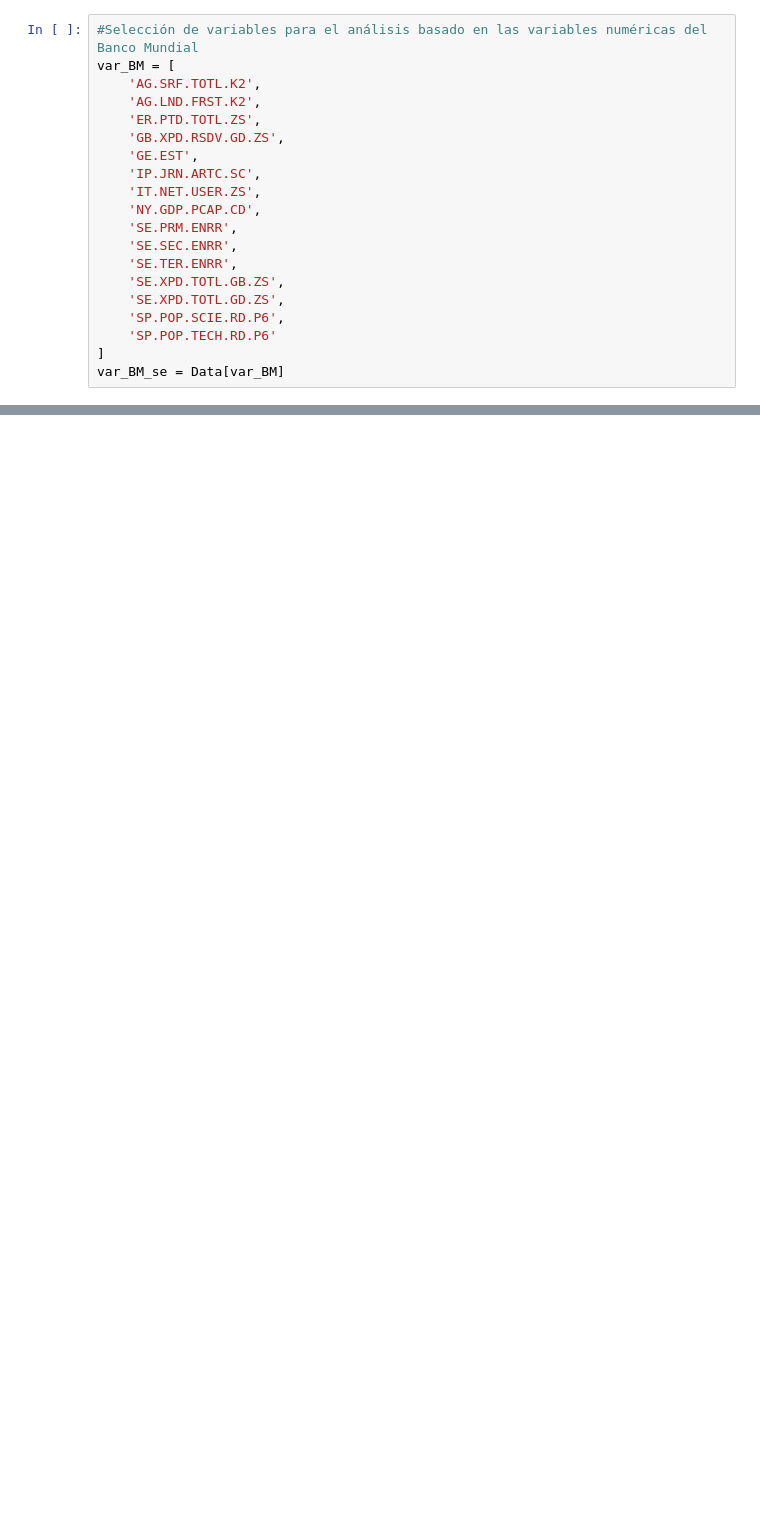
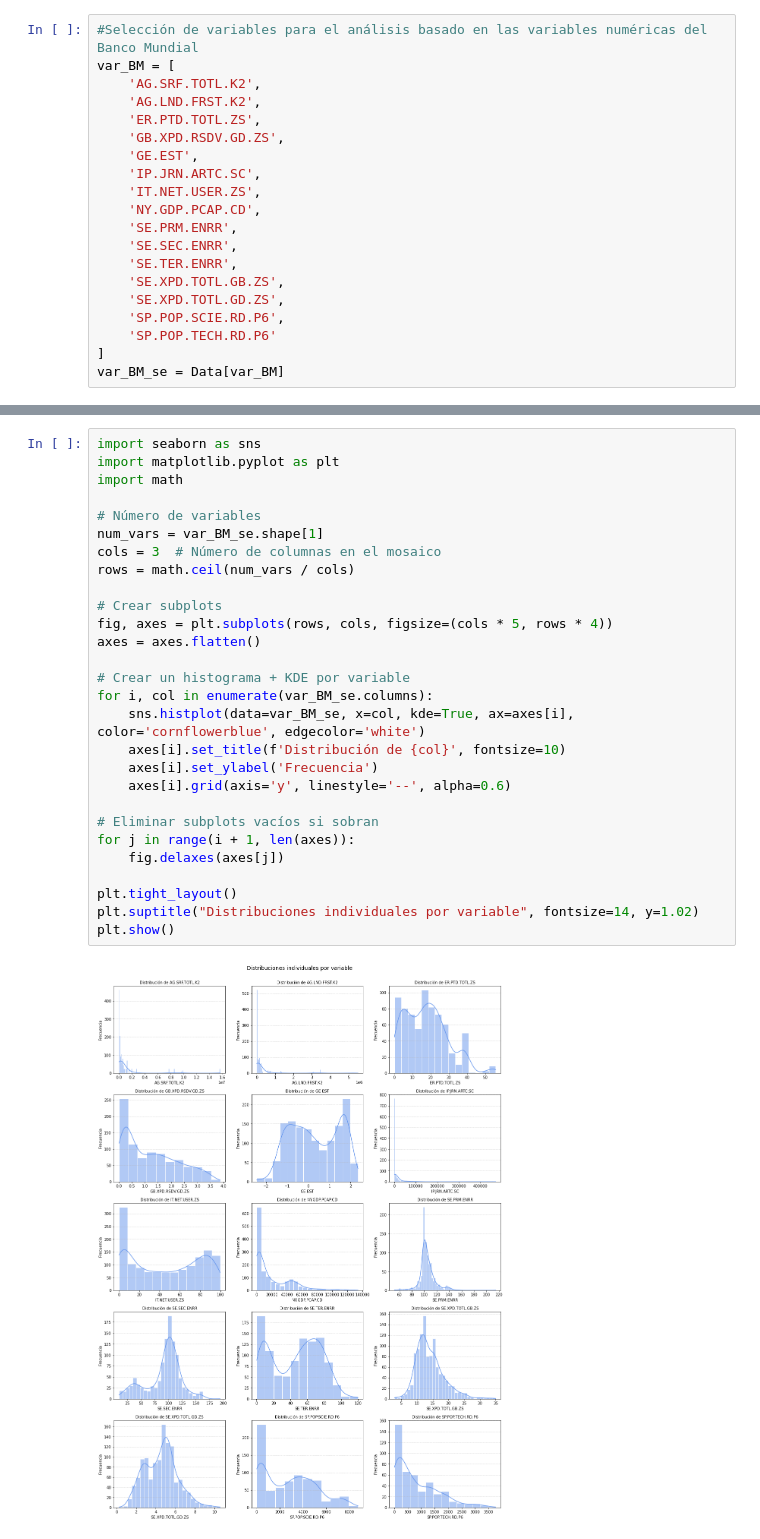
Before and after one commit to rortizgeo/Maestria_CD_Proyecto-Aplicado, a Jupyter notebook: PA_dataAnalysis.ipynb, the cells around one changed output, grey strips where cells are left out. Cells and saved outputs as stored; diff of their text form; blank space fills up the shorter version.

```diff
--- a/PA_dataAnalysis.ipynb
+++ b/PA_dataAnalysis.ipynb
@@ -440,0 +425,30 @@ plt.show()
+# %%
+import seaborn as sns
+import matplotlib.pyplot as plt
+import math
+
+# Número de variables
+num_vars = var_BM_se.shape[1]
+cols = 3  # Número de columnas en el mosaico
+rows = math.ceil(num_vars / cols)
+
+# Crear subplots
+fig, axes = plt.subplots(rows, cols, figsize=(cols * 5, rows * 4))
+axes = axes.flatten()
+
+# Crear un histograma + KDE por variable
+for i, col in enumerate(var_BM_se.columns):
+    sns.histplot(data=var_BM_se, x=col, kde=True, ax=axes[i], color='cornflowerblue', edgecolor='white')
+    axes[i].set_title(f'Distribución de {col}', fontsize=10)
+    axes[i].set_ylabel('Frecuencia')
+    axes[i].grid(axis='y', linestyle='--', alpha=0.6)
+
+# Eliminar subplots vacíos si sobran
+for j in range(i + 1, len(axes)):
+    fig.delaxes(axes[j])
+
+plt.tight_layout()
+plt.suptitle("Distribuciones individuales por variable", fontsize=14, y=1.02)
+plt.show()
+# %% [output]
+[figure, added]
```
Also changed, not shown: parts of 9 cells of this notebook.
